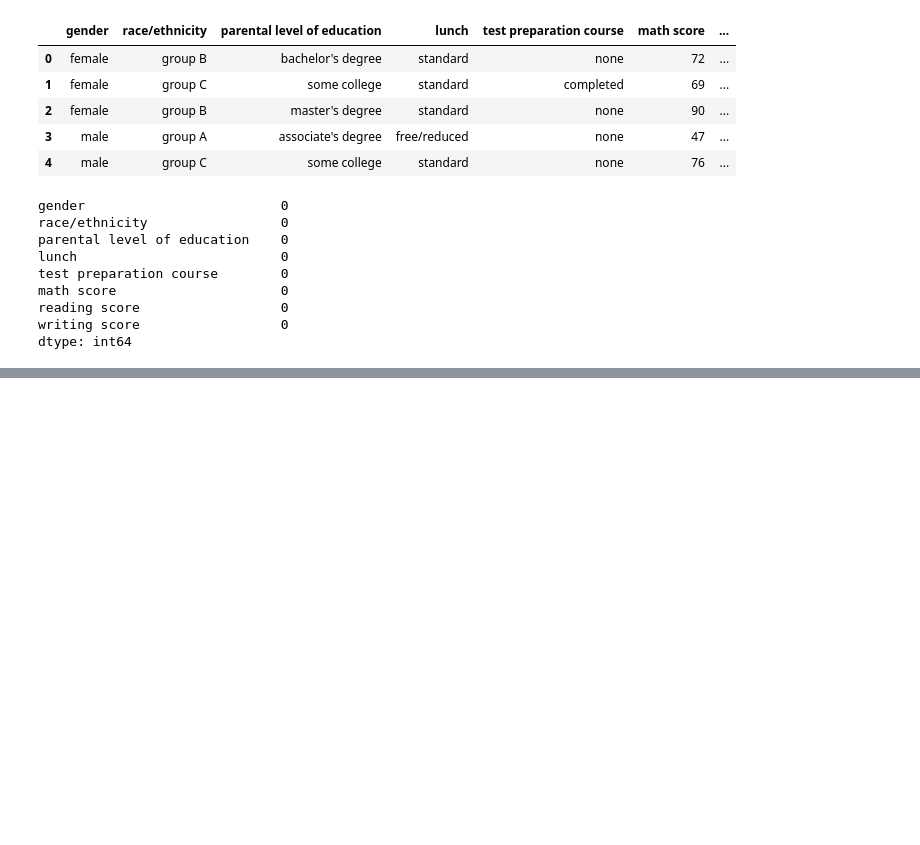
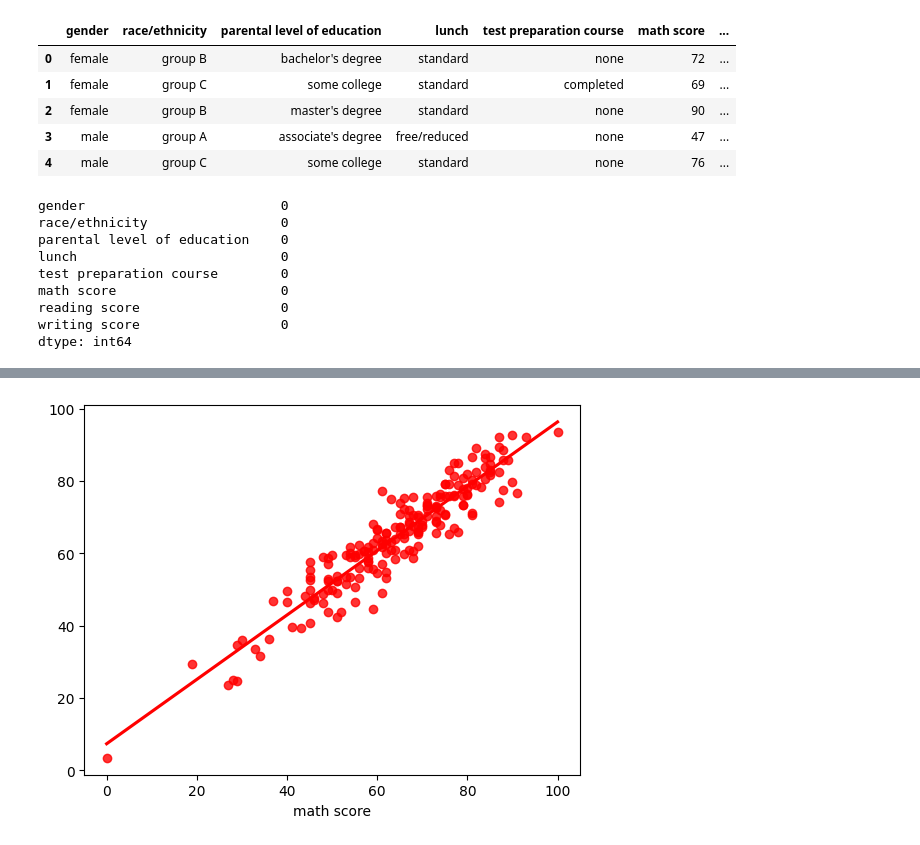
Before and after one commit to deasadiqbal/mlprojrct, a Jupyter notebook: notebook/model_training.ipynb, the cells around one changed output, grey strips where cells are left out. Cells and saved outputs as stored; diff of their text form; code cells hidden in the pictures; blank space fills up the shorter version.

```diff
--- a/notebook/model_training.ipynb
+++ b/notebook/model_training.ipynb
@@ -28,0 +189,4 @@ dtype: int64
+# %%
+sns.regplot(x=y_test,y=y_pred,ci=None,color ='red');
+# %% [output]
+[figure, added]
```
Also changed, not shown: parts of 13 cells of this notebook.
